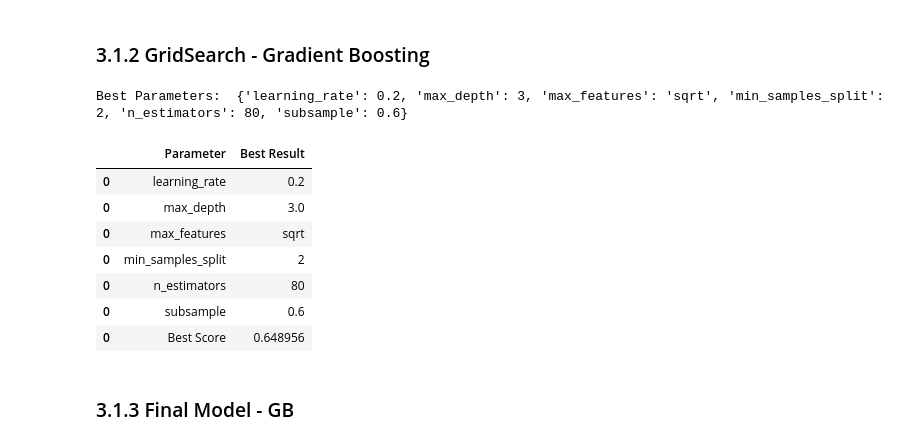
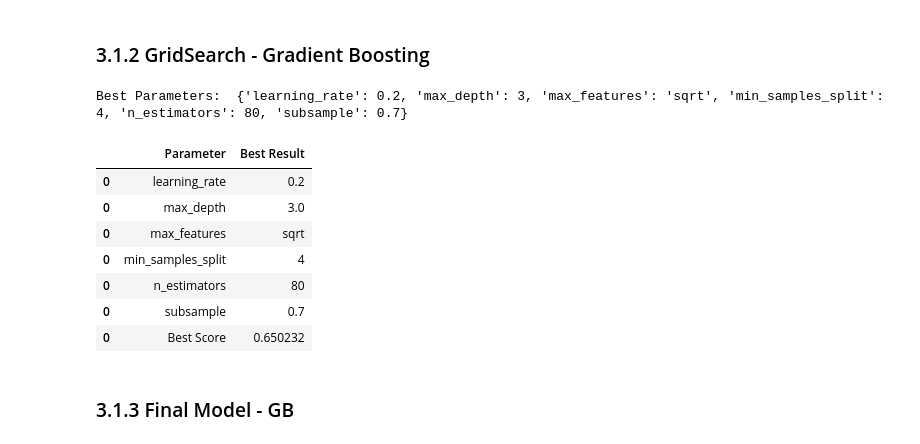
Before and after one commit to sarasustelosantos/bootcamp_group, a Jupyter notebook: 04_modelling.ipynb, the cells around one changed output. Saved outputs shown, nothing was run; the diff lists cells and outputs as text; code cells hidden in the pictures.

```diff
--- a/04_modelling.ipynb
+++ b/04_modelling.ipynb
@@ -508,44 +509,44 @@ gb_model = GradientBoostingClassifier()
 parameter_grid = {
     'n_estimators': [80,100,120],
     'learning_rate': [0.2,0.3,0.4],
-    'max_depth': [2.5,2.7,3,3.1,3.2,4],
+    'max_depth': [3,3.1,2.9],
     'subsample': [0.5,0.6,0.4,0.3,0.7],
     'max_features': ['auto', 'sqrt', 'log2', None],
     'min_samples_split': [1,2,3,4,5],
 }
 
 # Create the GridSearchCV object
 grid_search = GridSearchCV(estimator=gb_model, param_grid=parameter_grid,
                            scoring='f1', cv=5)
 
 # Fit the GridSearchCV object to the data
 grid_search.fit(X_train_total, y_train_total)
 
 # Print the best parameters
 print("Best Parameters: ", grid_search.best_params_)
 
 # Create a DataFrame to store the results
 results_gs_gb = pd.DataFrame(columns=['Parameter', 'Best Result'])
 
 # Add the best parameters and scores to the DataFrame
 for param, value in grid_search.best_params_.items():
     results_gs_gb = pd.concat([results_gs_gb, pd.DataFrame({'Parameter': [param], 'Best Result': [value]})])
 
 # Add the best score to the DataFrame
 results_gs_gb= pd.concat([results_gs_gb, pd.DataFrame({'Parameter': ['Best Score'], 'Best Result': [grid_search.best_score_]})])
 
 # Display the results DataFrame
 results_gs_gb
 # %% [output]
-Best Parameters:  {'learning_rate': 0.2, 'max_depth': 3, 'max_features': 'sqrt', 'min_samples_split': 2, 'n_estimators': 80, 'subsample': 0.6}
+Best Parameters:  {'learning_rate': 0.2, 'max_depth': 3, 'max_features': 'sqrt', 'min_samples_split': 4, 'n_estimators': 80, 'subsample': 0.7}
 |  | Parameter | Best Result |
 | 0 | learning_rate | 0.2 |
 | 0 | max_depth | 3.0 |
 | 0 | max_features | sqrt |
-| 0 | min_samples_split | 2 |
+| 0 | min_samples_split | 4 |
 | 0 | n_estimators | 80 |
-| 0 | subsample | 0.6 |
-| 0 | Best Score | 0.648956 |
+| 0 | subsample | 0.7 |
+| 0 | Best Score | 0.650232 |
 # %% [markdown]
 ### 3.1.3 Final Model - GB
 # %%
```
Also changed, not shown: parts of 26 cells of this notebook.
